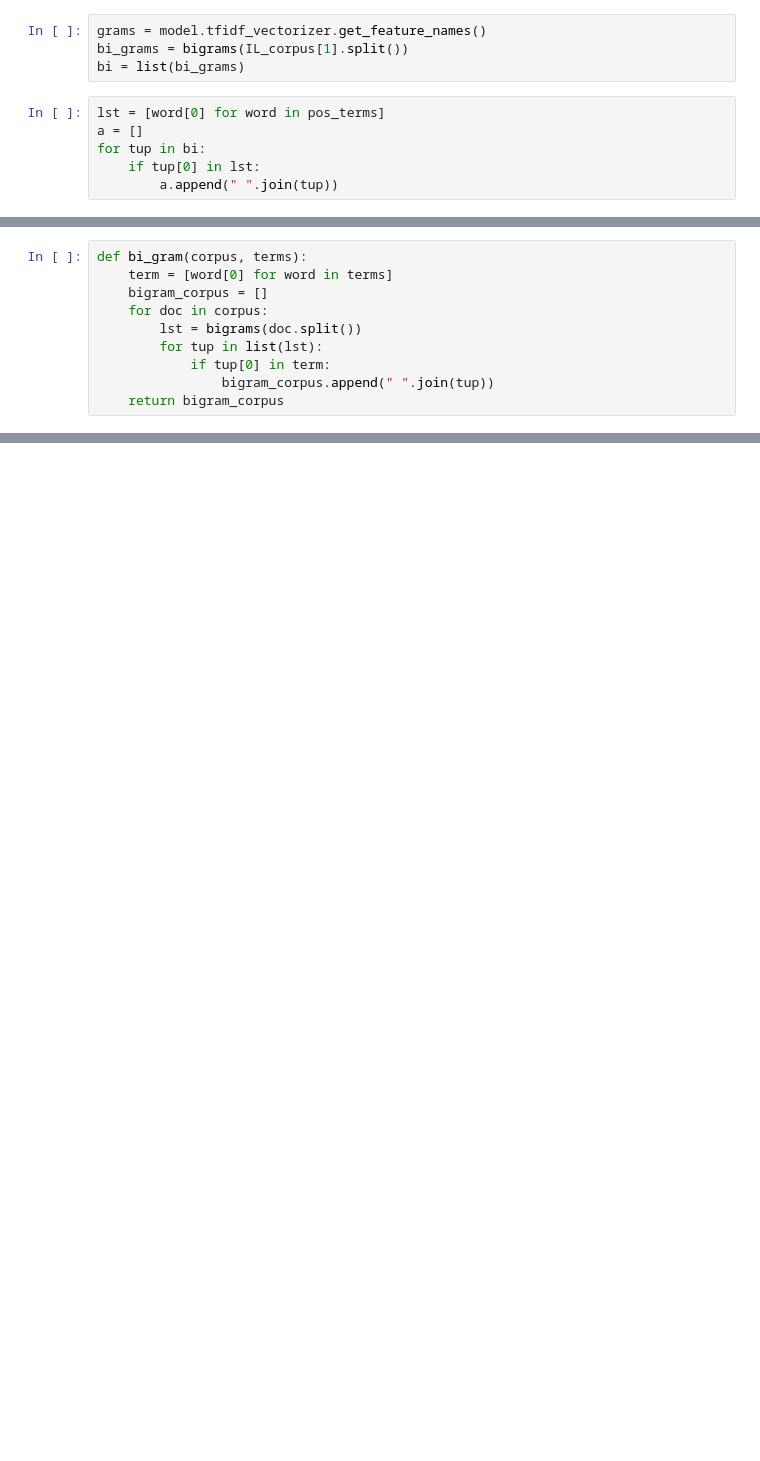
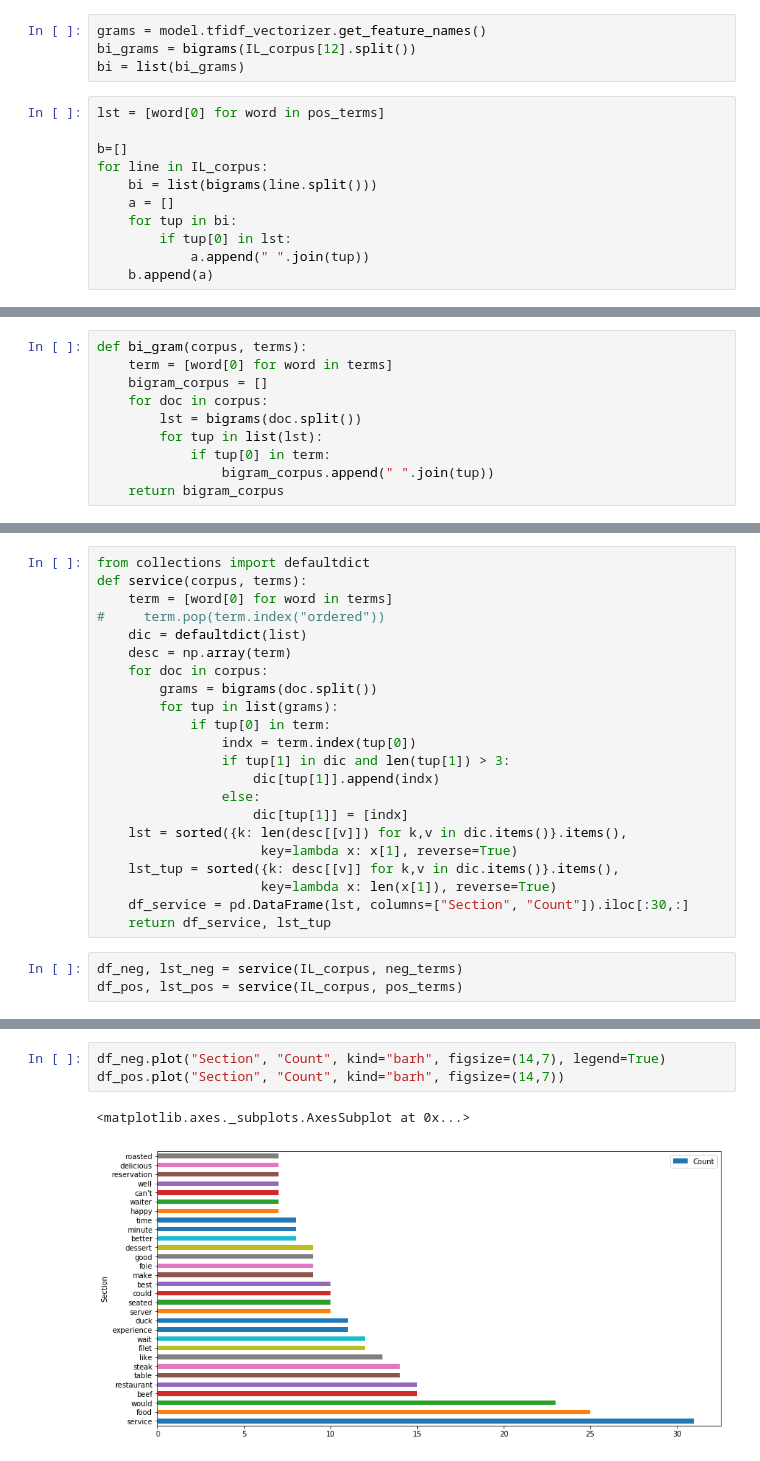
Before and after one commit to Chibuzor44/dsi-capstone, a Jupyter notebook: sage_yelp.ipynb, the cells around one changed output, grey strips where cells are left out. Drawn from its saved outputs; the diff is of its cells as text; blank space fills up the shorter version.

Commit message:
code for service experience plot

```diff
--- a/sage_yelp.ipynb
+++ b/sage_yelp.ipynb
@@ -330,10 +383,15 @@ Accuracy: 95.8%
 # %%
 grams = model.tfidf_vectorizer.get_feature_names()
-bi_grams = bigrams(IL_corpus[1].split())
+bi_grams = bigrams(IL_corpus[12].split())
 bi = list(bi_grams)
 # %%
 lst = [word[0] for word in pos_terms]
-a = []
-for tup in bi:
-    if tup[0] in lst:
-        a.append(" ".join(tup))
+
+b=[]
+for line in IL_corpus:
+    bi = list(bigrams(line.split()))
+    a = []
+    for tup in bi:
+        if tup[0] in lst:
+            a.append(" ".join(tup))
+    b.append(a)
@@ -442,0 +446,25 @@ Precision: 97.17%
+# %%
+from collections import defaultdict
+def service(corpus, terms):
+    term = [word[0] for word in terms]
+#     term.pop(term.index("ordered"))
+    dic = defaultdict(list)
+    desc = np.array(term)
+    for doc in corpus:
+        grams = bigrams(doc.split())
+        for tup in list(grams):
+            if tup[0] in term:
+                indx = term.index(tup[0])
+                if tup[1] in dic and len(tup[1]) > 3:
+                    dic[tup[1]].append(indx)
+                else:
+                    dic[tup[1]] = [indx]
+    lst = sorted({k: len(desc[[v]]) for k,v in dic.items()}.items(),
+                     key=lambda x: x[1], reverse=True)
+    lst_tup = sorted({k: desc[[v]] for k,v in dic.items()}.items(),
+                     key=lambda x: len(x[1]), reverse=True)
+    df_service = pd.DataFrame(lst, columns=["Section", "Count"]).iloc[:30,:]
+    return df_service, lst_tup
+# %%
+df_neg, lst_neg = service(IL_corpus, neg_terms)
+df_pos, lst_pos = service(IL_corpus, pos_terms)
@@ -442,0 +511,6 @@ Precision: 97.17%
+# %%
+df_neg.plot("Section", "Count", kind="barh", figsize=(14,7), legend=True)
+df_pos.plot("Section", "Count", kind="barh", figsize=(14,7))
+# %% [output]
+<matplotlib.axes._subplots.AxesSubplot at 0x...>
+[figure, added]
```
Also changed, not shown: parts of 25 cells of this notebook.
